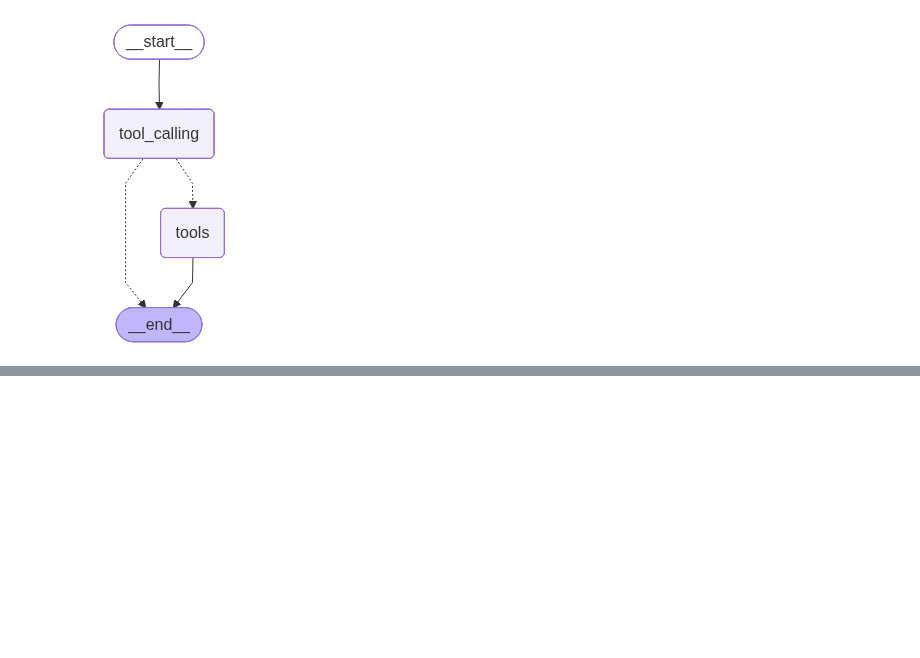
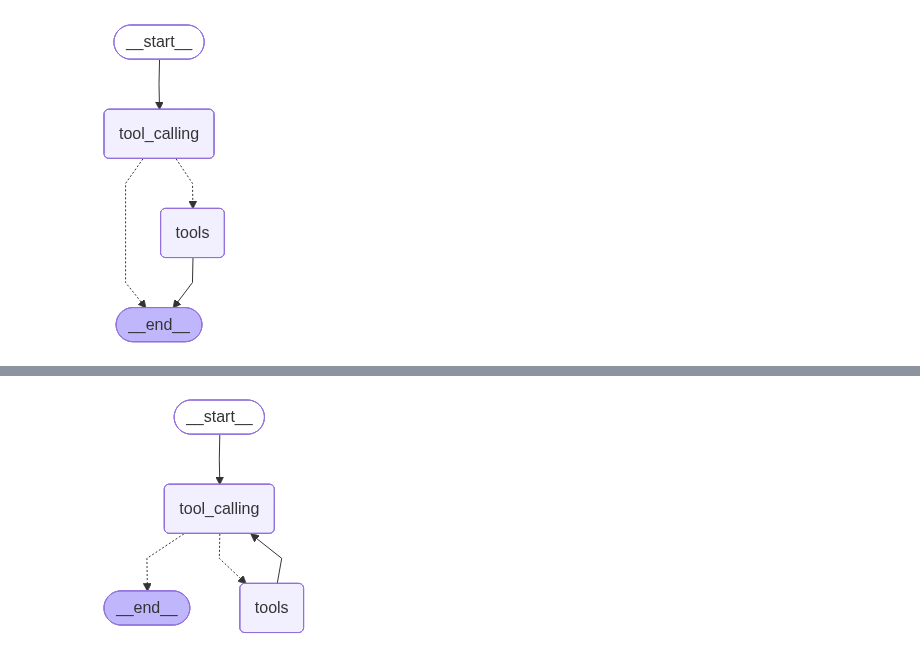
Before and after one commit to Rishi5377/Learn-Langgraph, a Jupyter notebook: ChatBot/1-Chatbot.ipynb, the cells around one changed output, grey strips where cells are left out. Drawn from its saved outputs; the diff is of its cells as text; code cells hidden in the pictures; blank space fills up the shorter version.

```diff
--- a/ChatBot/1-Chatbot.ipynb
+++ b/ChatBot/1-Chatbot.ipynb
@@ -238,0 +266,38 @@ Name: multiply
+# %%
+# StateGraph
+
+from langgraph.graph import StateGraph,START,END
+
+from langgraph.prebuilt import ToolNode,tools_condition
+
+
+# Node Definition
+
+def tool_calling(state:State):
+    return {"messages": [llm_with_tool.invoke(state["messages"])]}
+
+# Graph Construction
+
+builder = StateGraph(State)
+
+builder.add_node("tool_calling", tool_calling)
+builder.add_node("tools", ToolNode(tools))
+
+builder.add_edge(START,"tool_calling")
+builder.add_conditional_edges(
+    "tool_calling",
+
+    # If the latest message from the assaistant contains a tool call, the tools condition route to the tool node
+    # If not, it routes to the END state
+
+    tools_condition
+)
+
+builder.add_edge("tools", "tool_calling")
+
+graph_by_React = builder.compile()
+
+from IPython.display import Image, display
+display(Image(graph_by_React.get_graph().draw_mermaid_png()))
+# %% [output]
+[figure, added]
```
Also changed, not shown: parts of 9 cells of this notebook.
